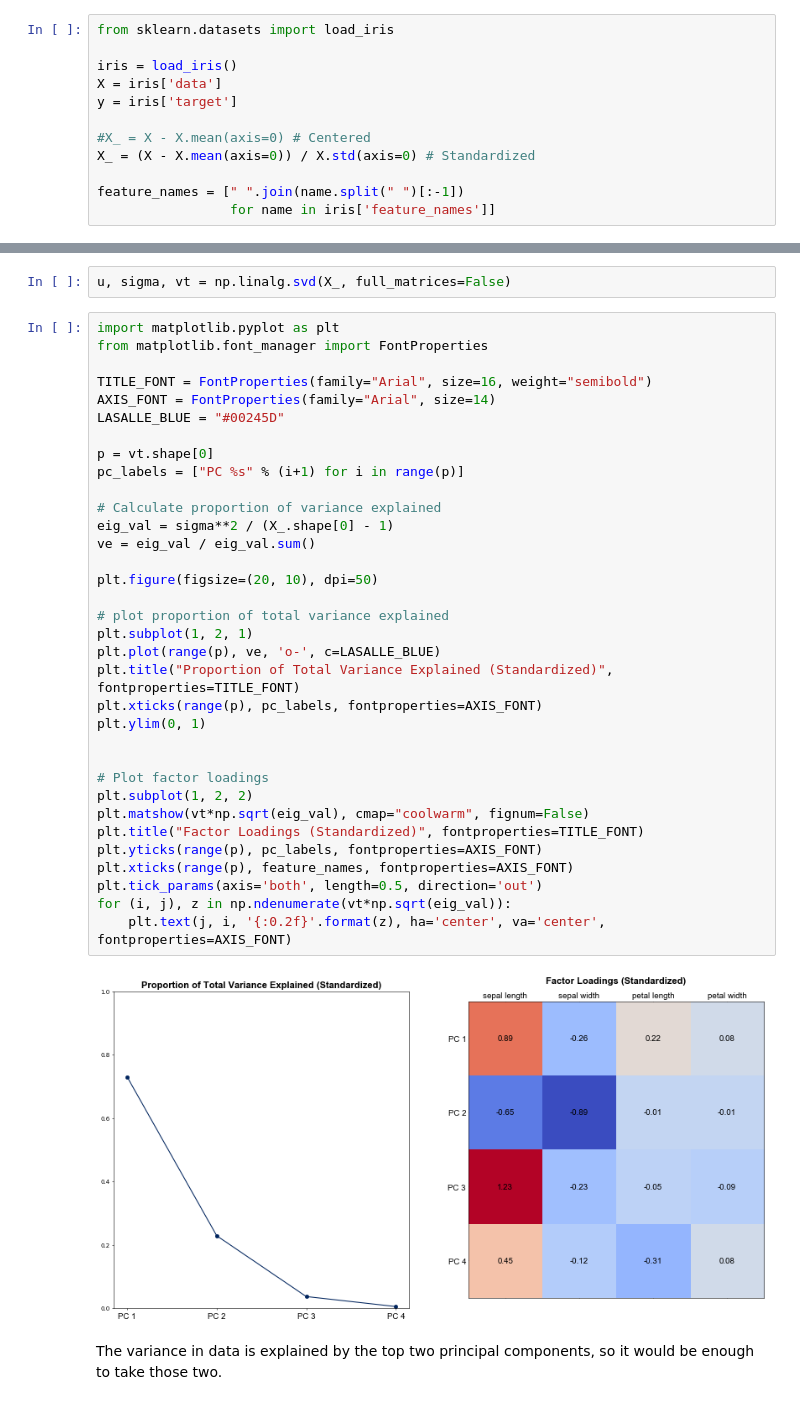
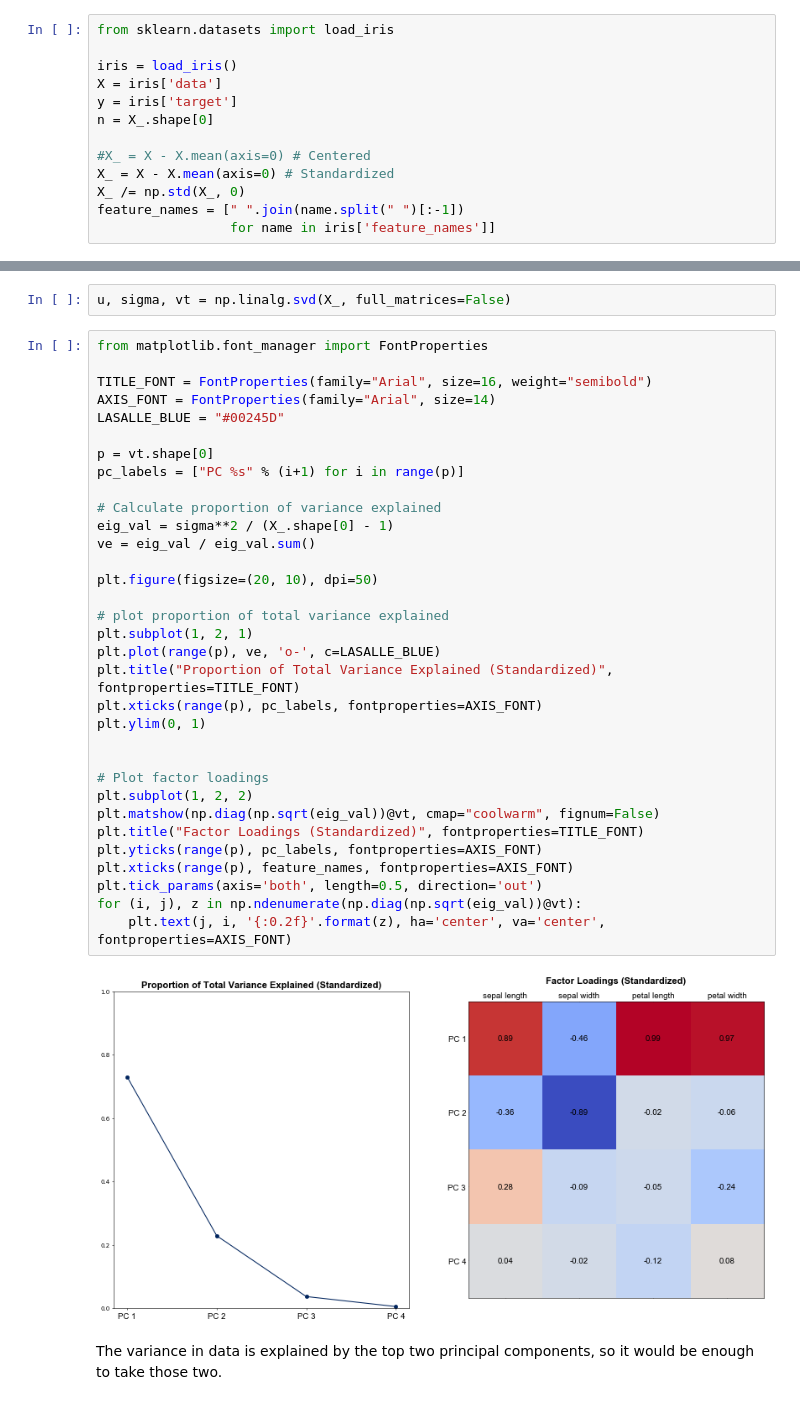
Before and after one commit to jaehc/py_practice, a Jupyter notebook: Statistics/PCA.ipynb, the cells around one changed output, grey strips where cells are left out. Saved outputs shown, nothing was run; the diff lists cells and outputs as text.

```diff
--- a/Statistics/PCA.ipynb
+++ b/Statistics/PCA.ipynb
@@ -14,10 +16,11 @@ from sklearn.datasets import load_iris
 iris = load_iris()
 X = iris['data']
 y = iris['target']
+n = X_.shape[0]
 
 #X_ = X - X.mean(axis=0) # Centered
-X_ = (X - X.mean(axis=0)) / X.std(axis=0) # Standardized
-
+X_ = X - X.mean(axis=0) # Standardized
+X_ /= np.std(X_, 0)
 feature_names = [" ".join(name.split(" ")[:-1])
                  for name in iris['feature_names']]
 # %% [markdown]
@@ -67,41 +70,40 @@ $U^TX = {\Sigma}V^T$
 # %%
 u, sigma, vt = np.linalg.svd(X_, full_matrices=False)
 # %%
-import matplotlib.pyplot as plt
 from matplotlib.font_manager import FontProperties
 
 TITLE_FONT = FontProperties(family="Arial", size=16, weight="semibold")
 AXIS_FONT = FontProperties(family="Arial", size=14)
 LASALLE_BLUE = "#00245D"
 
 p = vt.shape[0]
 pc_labels = ["PC %s" % (i+1) for i in range(p)]
 
 # Calculate proportion of variance explained
 eig_val = sigma**2 / (X_.shape[0] - 1)
 ve = eig_val / eig_val.sum()
 
 plt.figure(figsize=(20, 10), dpi=50)
 
 # plot proportion of total variance explained
 plt.subplot(1, 2, 1)
 plt.plot(range(p), ve, 'o-', c=LASALLE_BLUE)
 plt.title("Proportion of Total Variance Explained (Standardized)", fontproperties=TITLE_FONT)
 plt.xticks(range(p), pc_labels, fontproperties=AXIS_FONT)
 plt.ylim(0, 1)
 
 
 # Plot factor loadings
 plt.subplot(1, 2, 2)
-plt.matshow(vt*np.sqrt(eig_val), cmap="coolwarm", fignum=False)
+plt.matshow(np.diag(np.sqrt(eig_val))@vt, cmap="coolwarm", fignum=False)
 plt.title("Factor Loadings (Standardized)", fontproperties=TITLE_FONT)
 plt.yticks(range(p), pc_labels, fontproperties=AXIS_FONT)
 plt.xticks(range(p), feature_names, fontproperties=AXIS_FONT)
 plt.tick_params(axis='both', length=0.5, direction='out')
-for (i, j), z in np.ndenumerate(vt*np.sqrt(eig_val)):
+for (i, j), z in np.ndenumerate(np.diag(np.sqrt(eig_val))@vt):
     plt.text(j, i, '{:0.2f}'.format(z), ha='center', va='center', fontproperties=AXIS_FONT)
 # %% [output]
-[figure, old version]
+[figure, new version]
 # %% [markdown]
 The variance in data is explained by the top two principal components, so it would be enough to take those two.
 # %%
```
Also changed, not shown: parts of 4 cells of this notebook.
